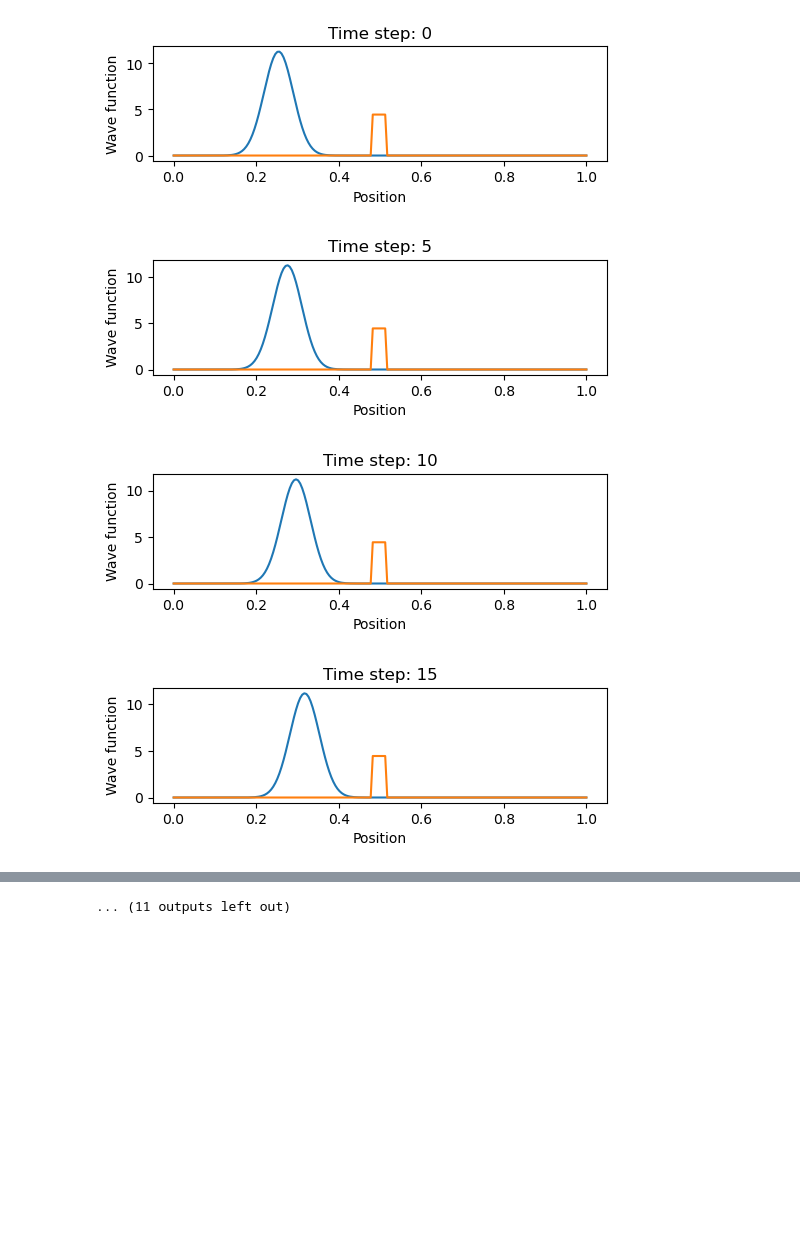
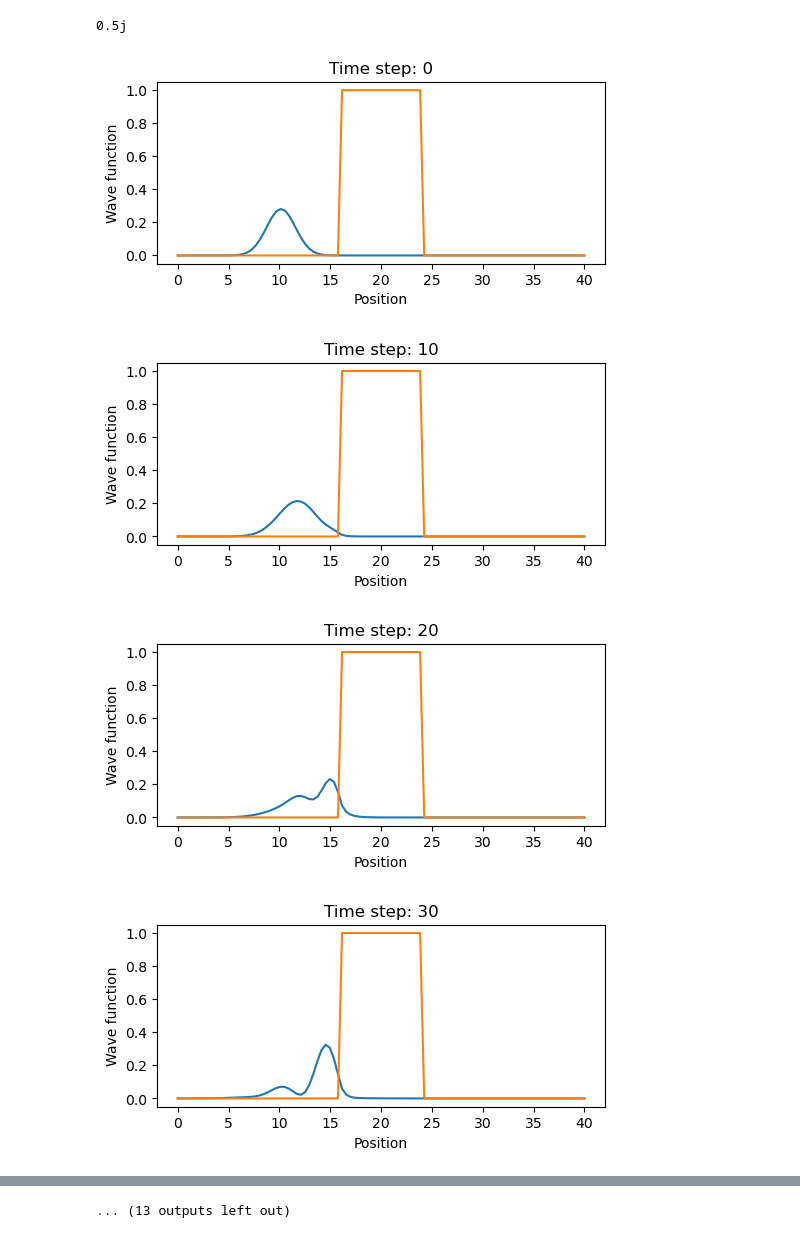
Before and after one commit to mirhex-toldex/charge-exchange, a Jupyter notebook: Crank_Nicholson.ipynb, the cells around one changed output, grey strips where cells are left out. Saved outputs shown, nothing was run; the diff lists cells and outputs as text; code cells hidden in the pictures; blank space fills up the shorter version.

```diff
--- a/Crank_Nicholson.ipynb
+++ b/Crank_Nicholson.ipynb
@@ -54,0 +37,16 @@ x = np.linspace(0, L, nx)
+# %%
+k0 = 0.5 # momentum of wave pakcket [au] (0.01 to 5)
+
+L = 40 # length of domain
+nx = 100 # mesh points
+dx = L / nx # mesh step
+
+T = L / k0 # total time
+dt = 2 * dx**2 # time step
+nt = int(T / dt) # time points
+
+x = np.linspace(0, L, nx)
+
+print(dx)
+print(nt)
+print(dt)
@@ -69,7 +69,13 @@ norm = np.sum(psi0 * np.conj(psi0)) * dx # check in psi0 is normalized
 # %%
 # Potential initial conditions
 # V0 = (0.5* k0**2)  # potential strength
-V0 = 450 * np.pi**2
-a = 0.032 #0.032  # width
+# V0 = 450 * np.pi**2
+V0 = 1 # potential strength
+# a = 0.032 # width
+a = 0.2 # potential width
 V = np.zeros(nx)
+# start = (nx - a * nx) // 2
+# end = start + a * nx
 V[int((nx - a * nx) / 2):int((nx + a * nx) / 2)] = V0 # indices for start and end of the well
+print(a)
+print(((nx - a * nx) / 2))
@@ -76,7 +85,7 @@ V[int((nx - a * nx) / 2):int((nx + a * nx) / 2)] = V0 # indices for start and en
 # %%
 # Build coefficient matrix, a+
 aplus = np.zeros((nx, nx),complex)
-nu = 1j * dt / (4 * dx**2) # kinetic energy operator
+nu = 1j * dt / (4 * dx**2) # kinetic energy operator must be less than one to be stable
 
 for i in range(len(aplus) - 1): # off diagonal
     aplus[i,i+1] = aplus[i+1,i] = -nu
@@ -85,6 +94,9 @@ for i in range(len(aplus)): # diagonal
     aplus[i,i] = 1 + 2 * nu
 
 aplus_inv = np.linalg.inv(aplus)
+print(nu)
+# %% [output]
+0.5j
 # %%
 # Build coefficient matrix, a-
 aminus = np.zeros((nx, nx),complex)
@@ -97,36 +109,36 @@ for i in range(len(aminus)): # diagonal
 # %%
 # Crank-Nicholson
 for t in range(nt):
     f = np.exp(-1j * dt * V) * psi0
     psi = np.dot(aplus_inv, np.dot(aminus, f))
     psi0 = psi
 
     # plotting
-    if t % 5 == 0:
+    if t % 10 == 0:
         # plt.plot(x, np.abs(psi))#, label=f'Time step: {t}')
-        plt.figure(figsize=(10, 100))
+        plt.figure(figsize=(10, 300))
         num_cols = 2  # Number of columns for subplots
         num_rows = (nt + num_cols - 1) // num_cols
 
         plt.subplot(num_rows, num_cols, t + 1)
         plt.plot(x, np.abs(psi)**2)
-        plt.plot(x, V * epsilon)
+        plt.plot(x, V)
         plt.title(f'Time step: {t}')
         plt.xlabel('Position')
         plt.ylabel('Wave function')
         plt.tight_layout()
 
 plt.show()
 
 # plt.plot(x, V, label='Potential (V)')
 # plt.xlabel('Position')
 # plt.ylabel('Wave function')
 # plt.title('Gaussian wave packet scattering (TDSE w/ CN)')
 # plt.legend()
 # plt.show()
 # print(rcoefs)
 # %% [output]
-[figure, old version]
+[figure, new version]
-[figure, old version]
+[figure, new version]
-[figure, old version]
+[figure, new version]
-[figure, old version]
+[figure, new version]
@@ -141,4 +153,4 @@ plt.show()
-... (11 outputs left out)
+... (13 outputs left out)
 # %%
 # Reflection and transmisison coefficients
 center = int(nx/2) # center of well
```
Also changed, not shown: parts of 10 cells of this notebook.
